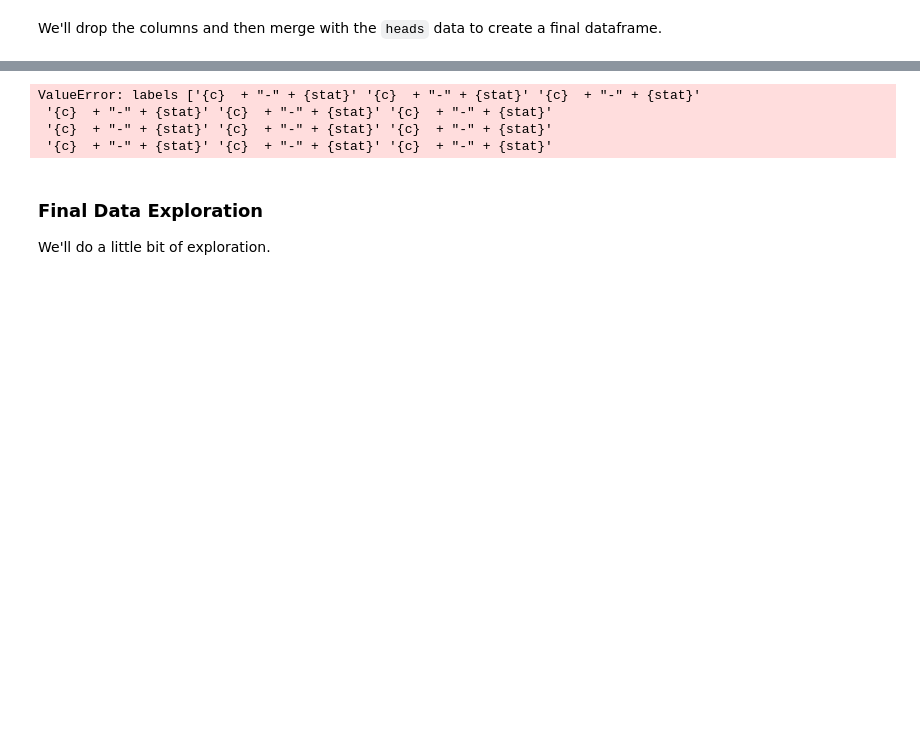
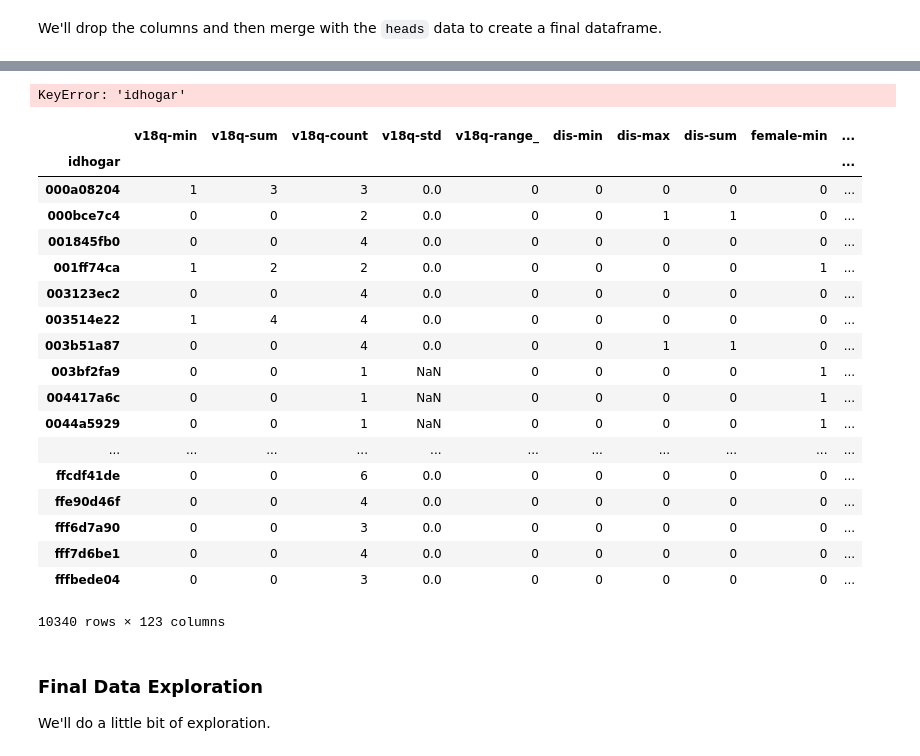
Before and after one commit to sudhamstarun/Costa-Rican-Household-Poverty-Level-Prediction, a Jupyter notebook: Machine Learning Modelling.ipynb, the cells around one changed output, grey strips where cells are left out. Cells and saved outputs as stored; diff of their text form; code cells hidden in the pictures; blank space fills up the shorter version.

Commit message:
need to fix final merge

```diff
--- a/Machine Learning Modelling.ipynb
+++ b/Machine Learning Modelling.ipynb
@@ -933,16 +933,35 @@ to_drop
 # %%
-ind_agg = ind_agg.drop(to_drop)
+ind_agg = ind_agg.drop(columns = to_drop, axis=1)
 ind_feats = list(ind_agg.columns)
 
 # Merge on the household id
-final = heads.merge(ind_agg, on = "idhogar", how = "left")
+#final = heads.merge(ind_agg, on = "idhogar", how = "left")
 
-print("Final features shape: ", final.shape)
+#print("Final features shape: ", final.shape)
 # %% [output]
-ValueError: labels ['{c}  + "-" + {stat}' '{c}  + "-" + {stat}' '{c}  + "-" + {stat}'
- '{c}  + "-" + {stat}' '{c}  + "-" + {stat}' '{c}  + "-" + {stat}'
- '{c}  + "-" + {stat}' '{c}  + "-" + {stat}' '{c}  + "-" + {stat}'
- '{c}  + "-" + {stat}' '{c}  + "-" + {stat}' '{c}  + "-" + {stat}'
+KeyError: 'idhogar'
+# %%
+ind_agg
+# %% [output]
+|  | v18q-min | v18q-sum | v18q-count | v18q-std | v18q-range_ | dis-min | dis-max | dis-sum | female-min | ... |
+| idhogar |  |  |  |  |  |  |  |  |  | ... |
+| 000a08204 | 1 | 3 | 3 | 0.0 | 0 | 0 | 0 | 0 | 0 | ... |
+| 000bce7c4 | 0 | 0 | 2 | 0.0 | 0 | 0 | 1 | 1 | 0 | ... |
+| 001845fb0 | 0 | 0 | 4 | 0.0 | 0 | 0 | 0 | 0 | 0 | ... |
+| 001ff74ca | 1 | 2 | 2 | 0.0 | 0 | 0 | 0 | 0 | 1 | ... |
+| 003123ec2 | 0 | 0 | 4 | 0.0 | 0 | 0 | 0 | 0 | 0 | ... |
+| 003514e22 | 1 | 4 | 4 | 0.0 | 0 | 0 | 0 | 0 | 0 | ... |
+| 003b51a87 | 0 | 0 | 4 | 0.0 | 0 | 0 | 1 | 1 | 0 | ... |
+| 003bf2fa9 | 0 | 0 | 1 | NaN | 0 | 0 | 0 | 0 | 1 | ... |
+| 004417a6c | 0 | 0 | 1 | NaN | 0 | 0 | 0 | 0 | 1 | ... |
+| 0044a5929 | 0 | 0 | 1 | NaN | 0 | 0 | 0 | 0 | 1 | ... |
+| ... | ... | ... | ... | ... | ... | ... | ... | ... | ... | ... |
+| ffcdf41de | 0 | 0 | 6 | 0.0 | 0 | 0 | 0 | 0 | 0 | ... |
+| ffe90d46f | 0 | 0 | 4 | 0.0 | 0 | 0 | 0 | 0 | 0 | ... |
+| fff6d7a90 | 0 | 0 | 3 | 0.0 | 0 | 0 | 0 | 0 | 0 | ... |
+| fff7d6be1 | 0 | 0 | 4 | 0.0 | 0 | 0 | 0 | 0 | 0 | ... |
+| fffbede04 | 0 | 0 | 3 | 0.0 | 0 | 0 | 0 | 0 | 0 | ... |
+10340 rows × 123 columns
 # %%
 final.head()
 # %% [markdown]
```
Also changed, not shown: parts of 5 cells of this notebook.
